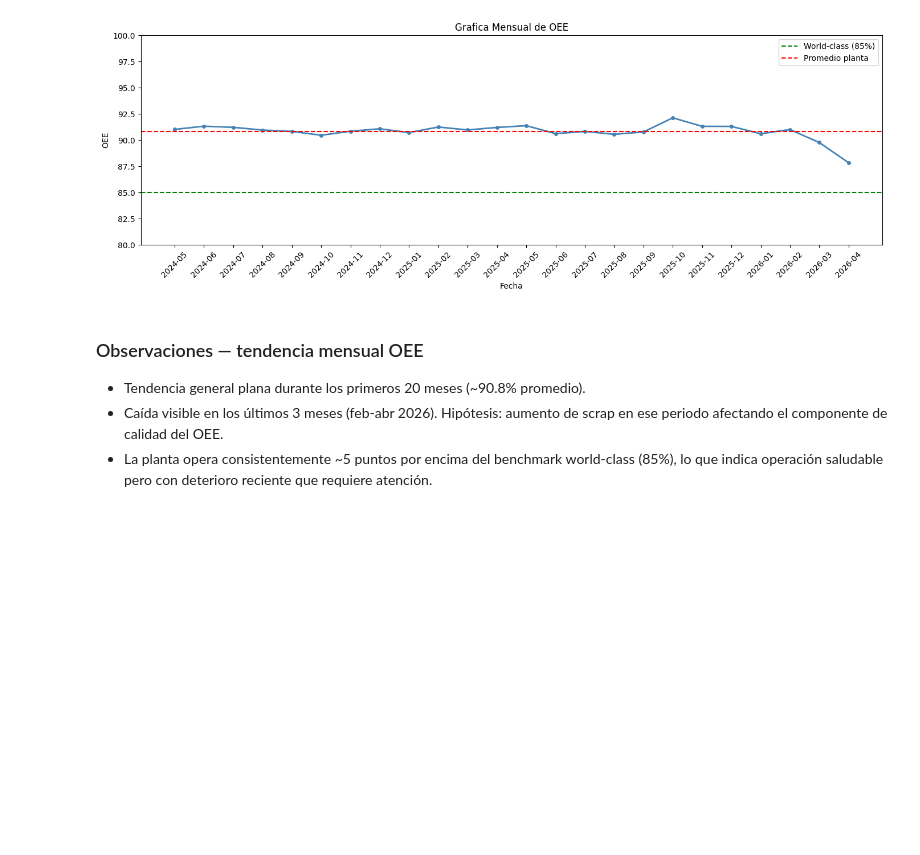
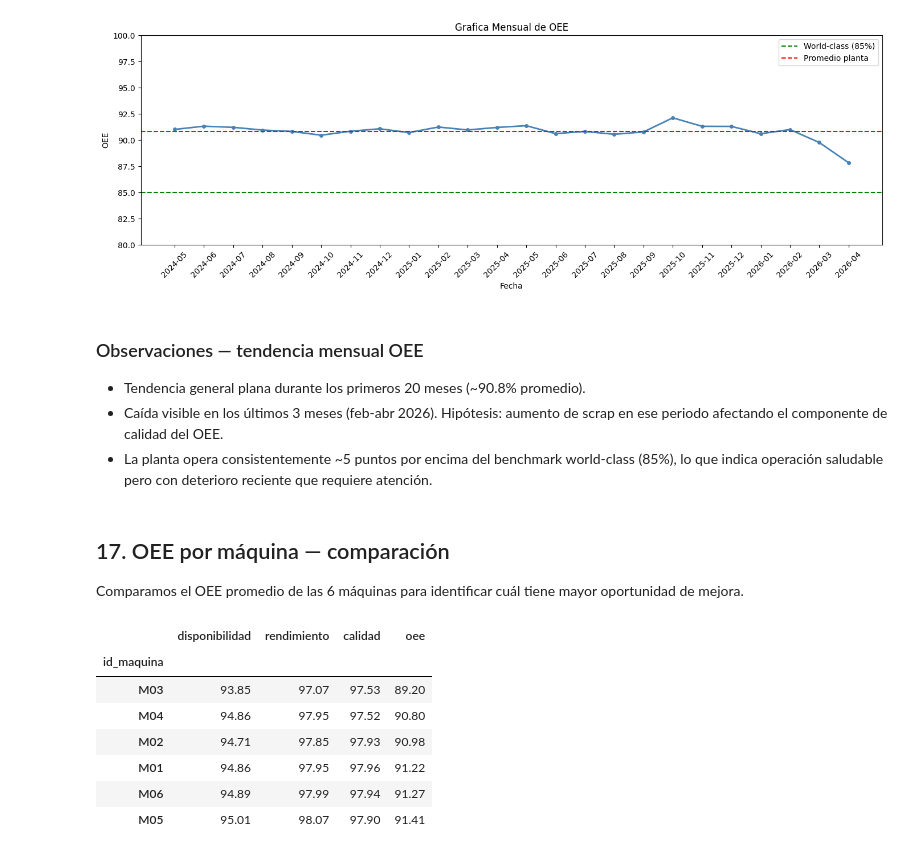
Before and after one commit to alevazto1-dev/portfolio-manufacturing-analytics, a Jupyter notebook: 01_proyecto_automotriz/notebooks/01_exploracion_inicial.ipynb, the cells around one changed output. Cells and saved outputs as stored; diff of their text form; code cells hidden in the pictures; blank space fills up the shorter version.

```diff
--- a/01_proyecto_automotriz/notebooks/01_exploracion_inicial.ipynb
+++ b/01_proyecto_automotriz/notebooks/01_exploracion_inicial.ipynb
@@ -672,3 +672,21 @@ plt.show()
 - La planta opera consistentemente ~5 puntos por encima del benchmark
   world-class (85%), lo que indica operación saludable pero con
   deterioro reciente que requiere atención.
+# %% [markdown]
+## 17. OEE por máquina — comparación
+
+Comparamos el OEE promedio de las 6 máquinas para identificar
+cuál tiene mayor oportunidad de mejora.
+# %%
+oee_maquina = produccion.groupby('id_maquina')[['disponibilidad','rendimiento','calidad','oee']].mean() * 100
+oee_maquina = oee_maquina.round(2).sort_values('oee', ascending=True)
+oee_maquina
+# %% [output]
+|  | disponibilidad | rendimiento | calidad | oee |
+| id_maquina |  |  |  |  |
+| M03 | 93.85 | 97.07 | 97.53 | 89.20 |
+| M04 | 94.86 | 97.95 | 97.52 | 90.80 |
+| M02 | 94.71 | 97.85 | 97.93 | 90.98 |
+| M01 | 94.86 | 97.95 | 97.96 | 91.22 |
+| M06 | 94.89 | 97.99 | 97.94 | 91.27 |
+| M05 | 95.01 | 98.07 | 97.90 | 91.41 |
```
Also changed, not shown: parts of 2 cells of this notebook.
